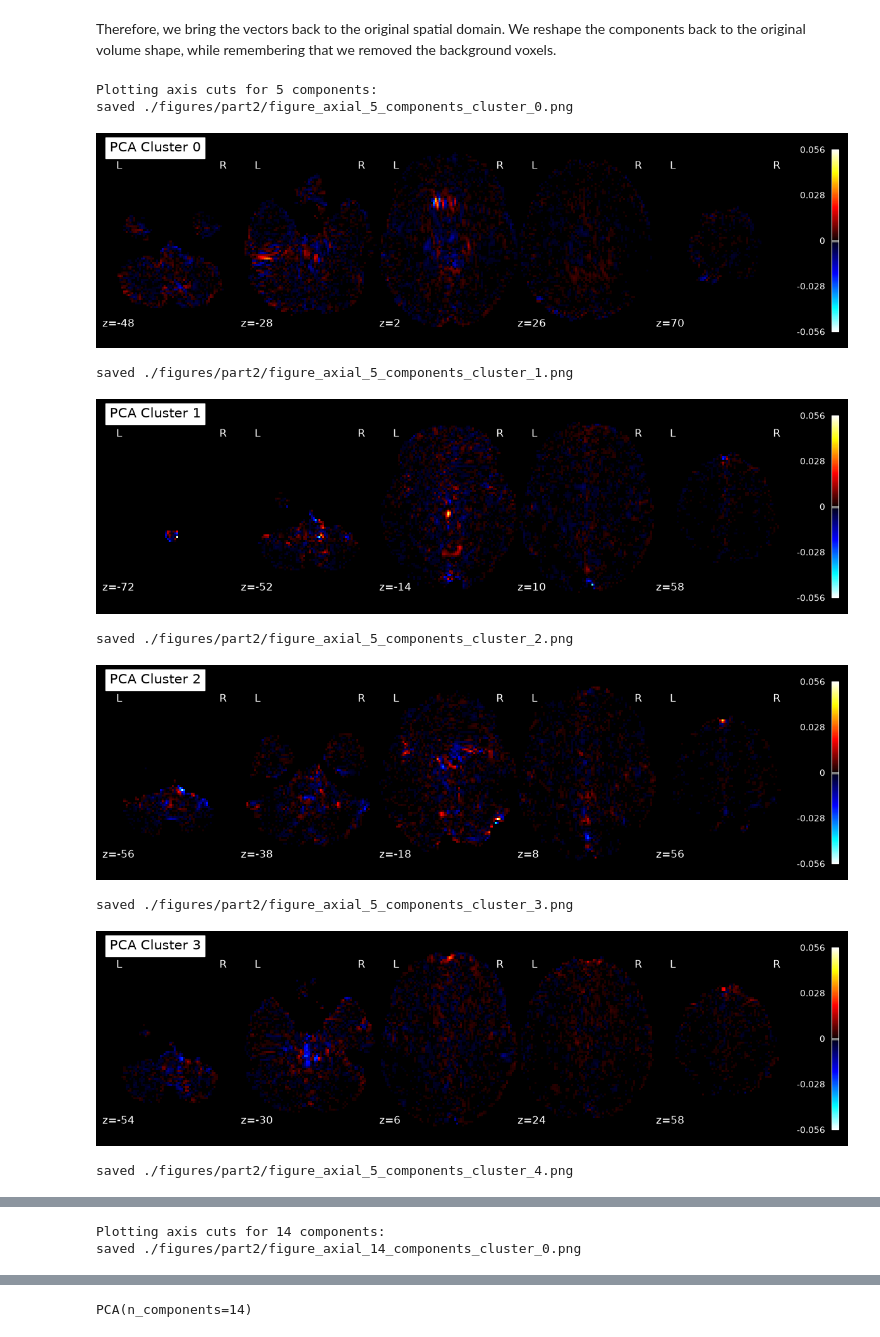
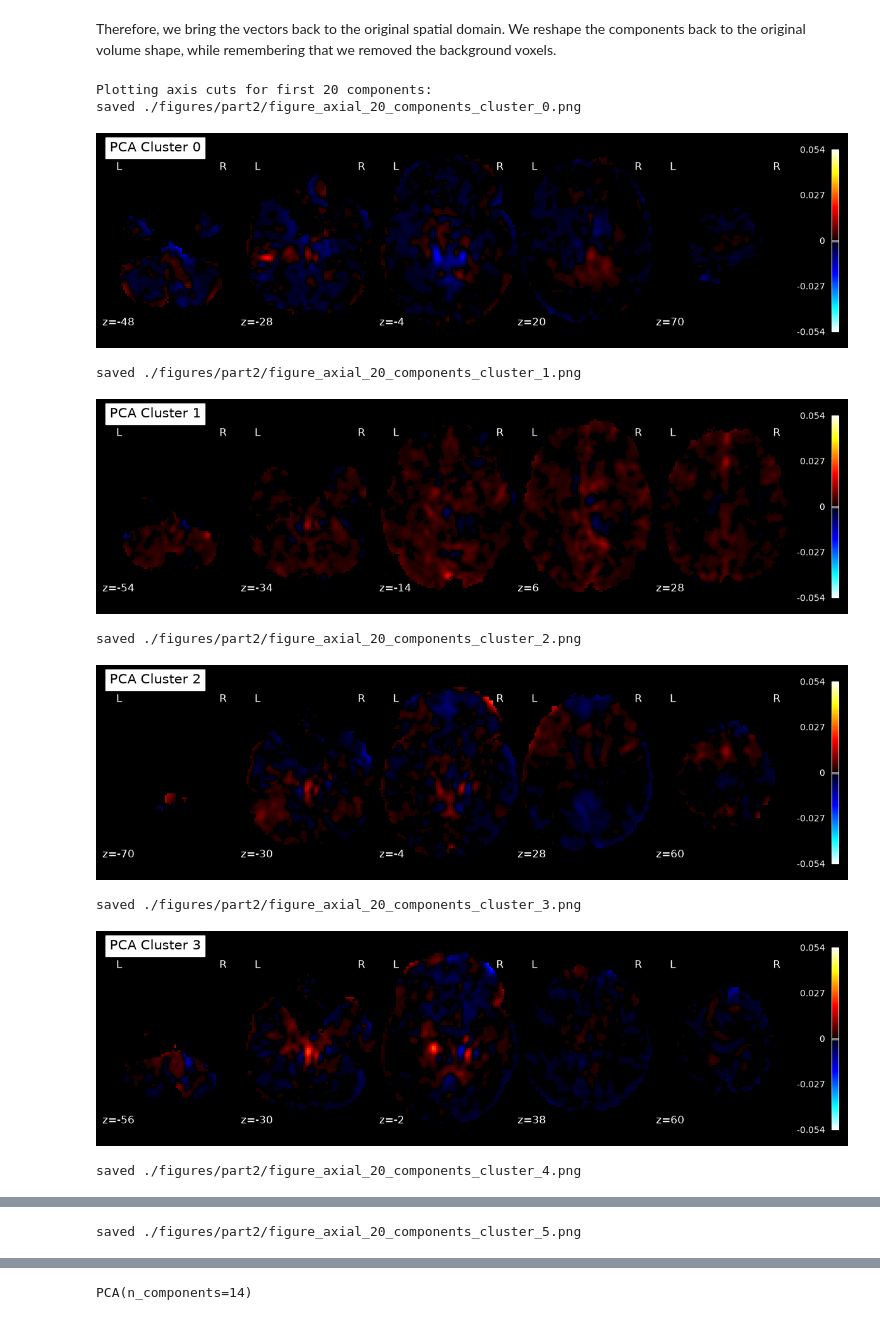
Before and after one commit to Kitkatkitkatia/NSSP_projects, a Jupyter notebook: part2.ipynb, the cells around one changed output, grey strips where cells are left out. Saved outputs shown, nothing was run; the diff lists cells and outputs as text; code cells hidden in the pictures.

Commit message:
Part 2 with Smoothened data
Modifying some cells and markdowns accordingly. Completing conclusion too.

```diff
--- a/part2.ipynb
+++ b/part2.ipynb
@@ -35,7 +36,12 @@ We load `tfMRI_LANGUAGE_LR_mc.nii.gz`. We use unsmoothed data because we want to
 # %%
 data_path = './derivatives'
 
-img = nib.load(op.join(data_path,'func/tfMRI_LANGUAGE_LR_mc.nii.gz'))
+# Unsmoothened data
+# img = nib.load(op.join(data_path,'func/tfMRI_LANGUAGE_LR_mc.nii.gz'))
+
+# Smoothened data
+img = nib.load(op.join(data_path,'func/tfMRI_LANGUAGE_LR_mc_smooth.nii.gz'))
+
 affine = img.affine
 data = np.asanyarray(img.dataobj)
 data.shape
@@ -123,5 +129,5 @@ for nb_components in range(10, 200, 50):
 # %%
-for nb_components, nb_clusters in [(15, 5), (130, 14)]:
+for nb_components, nb_clusters in [(15, 3), (130, 14)]:
     pca = PCA(n_components=nb_components)
     pca.fit(X)
     plot_variance(pca, nb_clusters)
@@ -139,21 +145,20 @@ To make an informed choice, we further inspect the reconstructed spatial loading
 # %% [markdown]
 Therefore, we bring the vectors back to the original spatial domain. We reshape the components back to the original volume shape, while remembering that we removed the background voxels.
 # %%
-for nb_components in [5, 14]:    # Test nb_components = 5 and nb_components = 14
-    print(f"Plotting axis cuts for {nb_components} components:")
-    pca = PCA(n_components=nb_components)
-    pca.fit(X)
+print(f"Plotting axis cuts for first 20 components:")
+pca = PCA(n_components=20)
+pca.fit(X)
 
-    pca_clusters = reshape_components(pca, vol_shape, slice_non_background)
-    plot_axial_clusters(pca_clusters, affine, nb_components, nb_slices=5)
+pca_clusters = reshape_components(pca, vol_shape, slice_non_background)
+plot_axial_clusters(pca_clusters, affine, 20, nb_slices=5)
 # %% [output]
-Plotting axis cuts for 5 components:
-saved ./figures/part2/figure_axial_5_components_cluster_0.png
+Plotting axis cuts for first 20 components:
+saved ./figures/part2/figure_axial_20_components_cluster_0.png
-[figure, old version]
+[figure, new version]
-saved ./figures/part2/figure_axial_5_components_cluster_1.png
+saved ./figures/part2/figure_axial_20_components_cluster_1.png
-[figure, old version]
+[figure, new version]
-saved ./figures/part2/figure_axial_5_components_cluster_2.png
+saved ./figures/part2/figure_axial_20_components_cluster_2.png
-[figure, old version]
+[figure, new version]
-saved ./figures/part2/figure_axial_5_components_cluster_3.png
+saved ./figures/part2/figure_axial_20_components_cluster_3.png
-[figure, old version]
+[figure, new version]
-saved ./figures/part2/figure_axial_5_components_cluster_4.png
+saved ./figures/part2/figure_axial_20_components_cluster_4.png
@@ -161,2 +166 @@ saved ./figures/part2/figure_axial_5_components_cluster_4.png
-Plotting axis cuts for 14 components:
-saved ./figures/part2/figure_axial_14_components_cluster_0.png
+saved ./figures/part2/figure_axial_20_components_cluster_5.png
```
Also changed, not shown: parts of 10 cells of this notebook.
